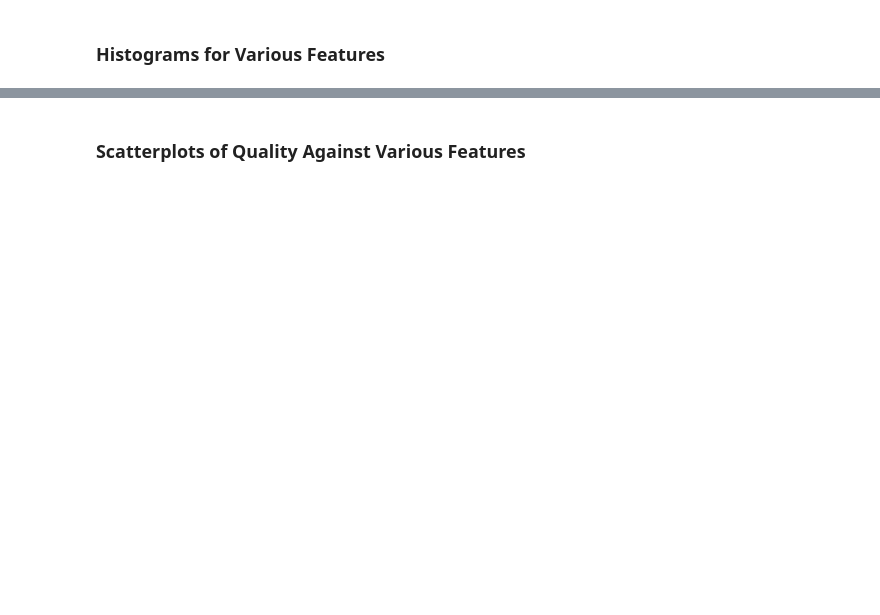
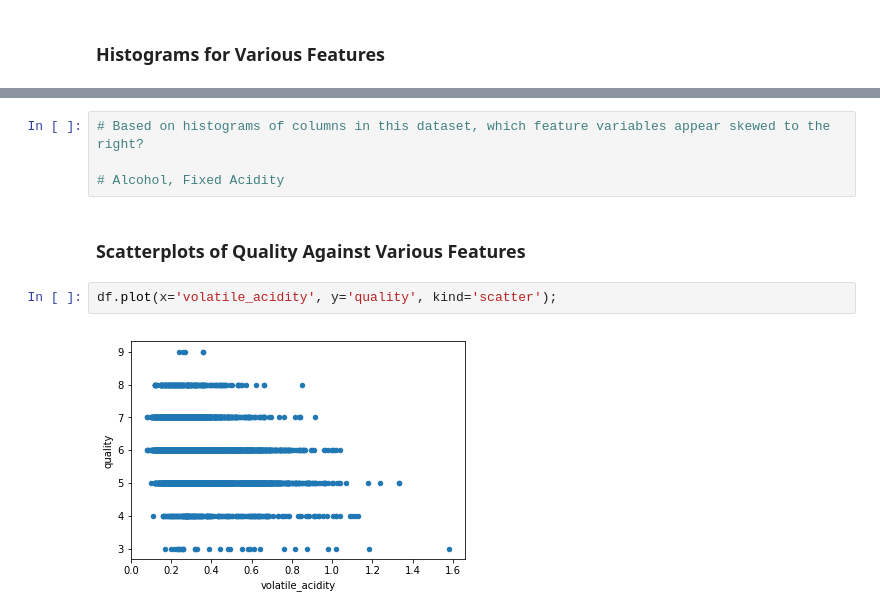
Before and after one commit to tnakatani/Udacity_DAND, a Jupyter notebook: 2_Intro_DA/2_CaseStudy1/eda_visuals.ipynb, the cells around one changed output, grey strips where cells are left out. Drawn from its saved outputs; the diff is of its cells as text; blank space fills up the shorter version.

```diff
--- a/2_Intro_DA/2_CaseStudy1/eda_visuals.ipynb
+++ b/2_Intro_DA/2_CaseStudy1/eda_visuals.ipynb
@@ -8,2 +48,10 @@ Create visualizations to answer the quiz questions below this notebook.
+# %%
+# Based on histograms of columns in this dataset, which feature variables appear skewed to the right?
+
+# Alcohol, Fixed Acidity
 # %% [markdown]
 ### Scatterplots of Quality Against Various Features
+# %%
+df.plot(x='volatile_acidity', y='quality', kind='scatter');
+# %% [output]
+[figure, added]
```
Also changed, not shown: parts of 6 cells of this notebook, 4 other files.
